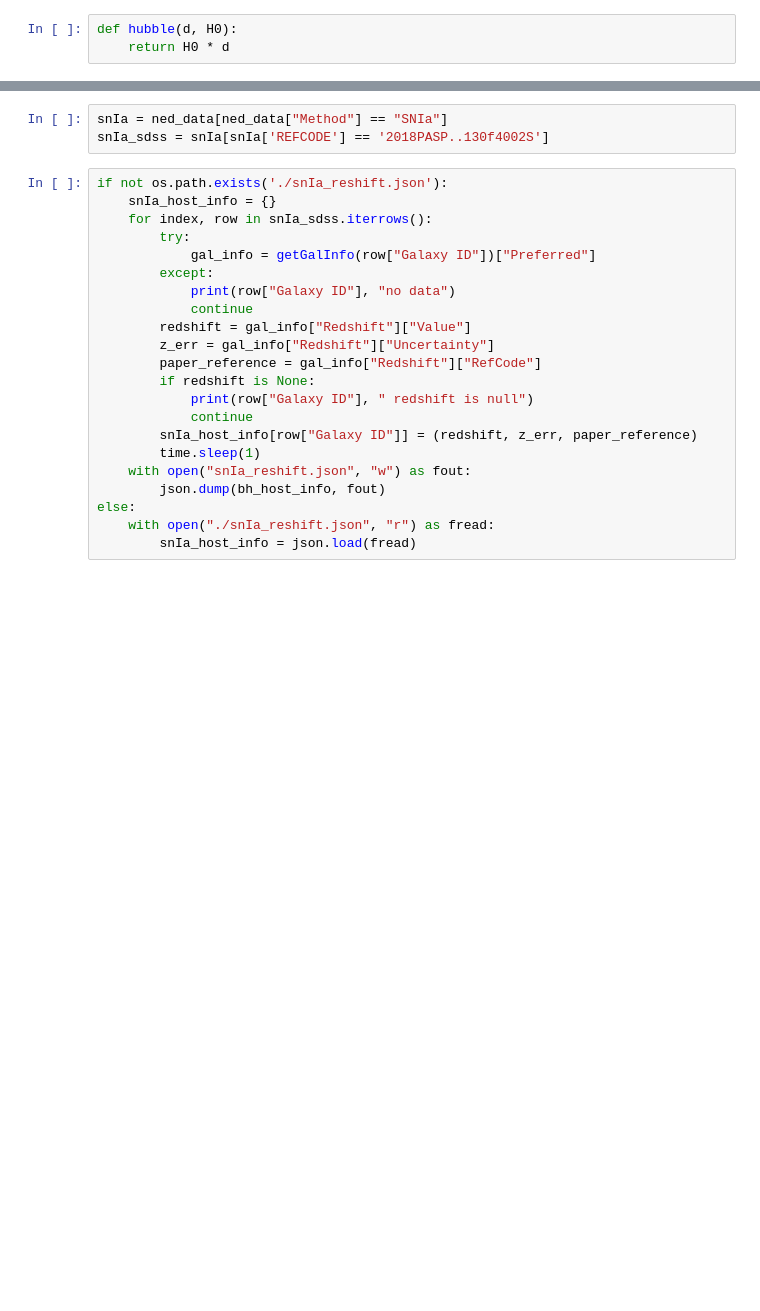
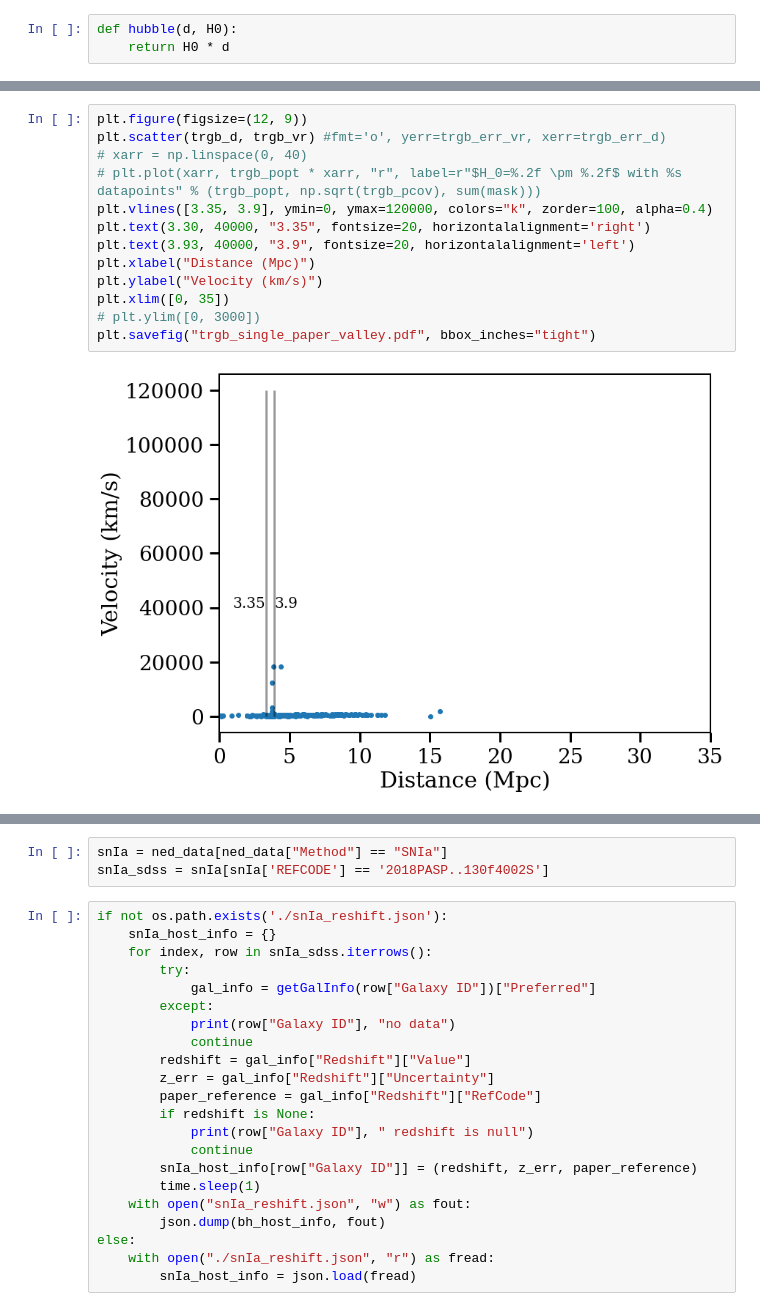
Before and after one commit to Brookluo/hubble_constant, a Jupyter notebook: h0_cal.ipynb, the cells around one changed output, grey strips where cells are left out. Cells and saved outputs as stored; diff of their text form; blank space fills up the shorter version.

```diff
--- a/h0_cal.ipynb
+++ b/h0_cal.ipynb
@@ -209,0 +260,15 @@ print(bh_lm_popt, bh_lm_pcov)
+# %%
+plt.figure(figsize=(12, 9))
+plt.scatter(trgb_d, trgb_vr) #fmt='o', yerr=trgb_err_vr, xerr=trgb_err_d)
+# xarr = np.linspace(0, 40)
+# plt.plot(xarr, trgb_popt * xarr, "r", label=r"$H_0=%.2f \pm %.2f$ with %s datapoints" % (trgb_popt, np.sqrt(trgb_pcov), sum(mask)))
+plt.vlines([3.35, 3.9], ymin=0, ymax=120000, colors="k", zorder=100, alpha=0.4)
+plt.text(3.30, 40000, "3.35", fontsize=20, horizontalalignment='right')
+plt.text(3.93, 40000, "3.9", fontsize=20, horizontalalignment='left')
+plt.xlabel("Distance (Mpc)")
+plt.ylabel("Velocity (km/s)")
+plt.xlim([0, 35])
+# plt.ylim([0, 3000])
+plt.savefig("trgb_single_paper_valley.pdf", bbox_inches="tight")
+# %% [output]
+[figure, added]
```
Also changed, not shown: parts of 22 cells of this notebook, 11 other files.
